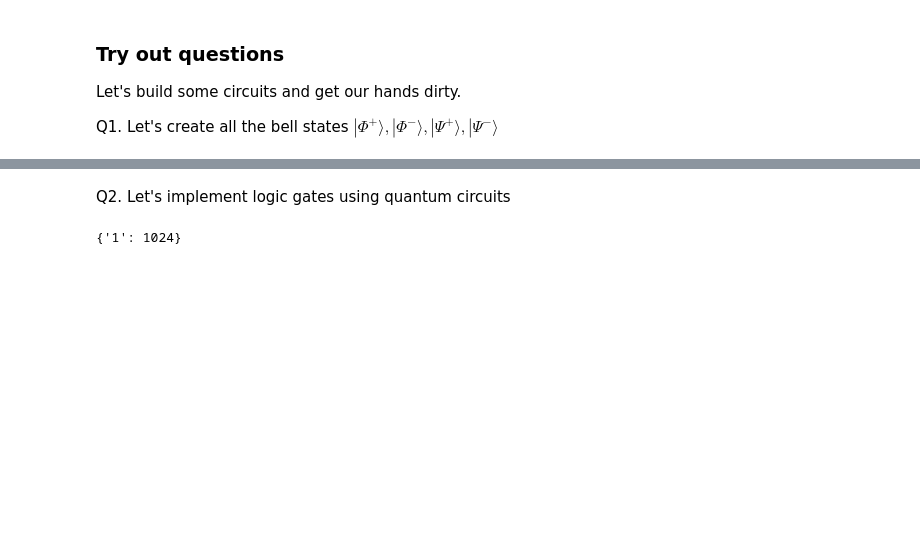
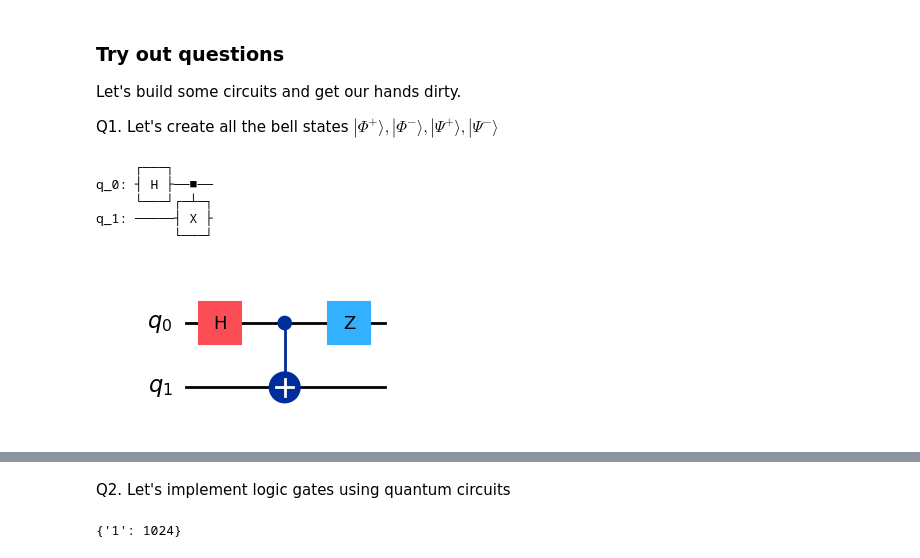
Before and after one commit to Ravi-Teja2111/WISER_2k26_Quantum-Algorithms-Fundamentals-Hands-on, a Jupyter notebook: Introduction to Qiskit.ipynb, the cells around one changed output, grey strips where cells are left out. Drawn from its saved outputs; the diff is of its cells as text; code cells hidden in the pictures; blank space fills up the shorter version.

```diff
--- a/Introduction to Qiskit.ipynb
+++ b/Introduction to Qiskit.ipynb
@@ -206,14 +206,24 @@ result = simulator.run(phi_plus).result()
 sv = result.get_statevector()
 
 assert np.allclose(sv.data,[1/np.sqrt(2), 0, 0, 1/np.sqrt(2)])
+phi_plus.draw("text")
+# %% [output]
+     ┌───┐
+q_0: ┤ H ├──■──
+     └───┘┌─┴─┐
+q_1: ─────┤ X ├
+          └───┘
 # %%
 phi_minus = QuantumCircuit(2) # Implement your circuit here
 phi_minus.h(0)
 phi_minus.cx(0,1)
 phi_minus.z(0)
 result = simulator.run(phi_minus).result()
 sv = result.get_statevector()
 assert np.allclose(sv.data,[1/np.sqrt(2), 0, 0, -1/np.sqrt(2)])
+phi_minus.draw("mpl")
+# %% [output]
+[figure, added]
 # %%
 psi_plus = QuantumCircuit(2)
 psi_plus.h(0)
```
Also changed, not shown: parts of 8 cells of this notebook.
